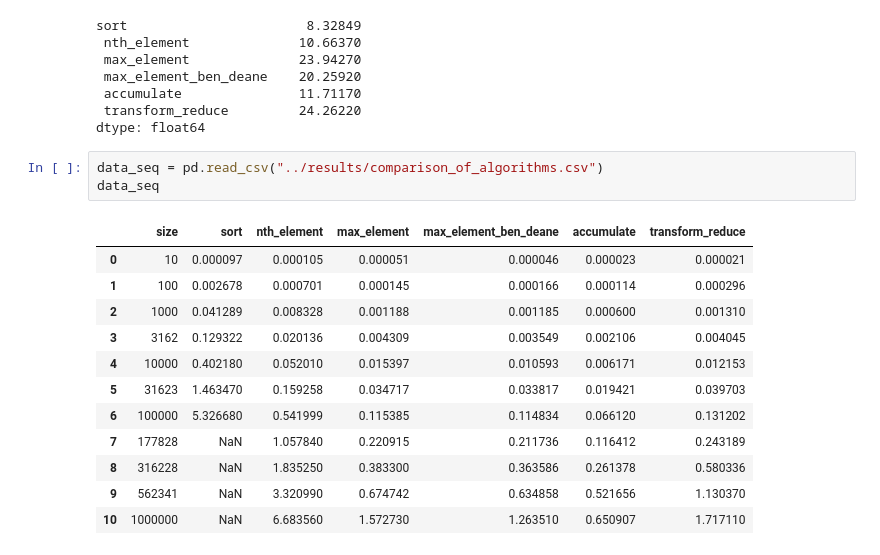
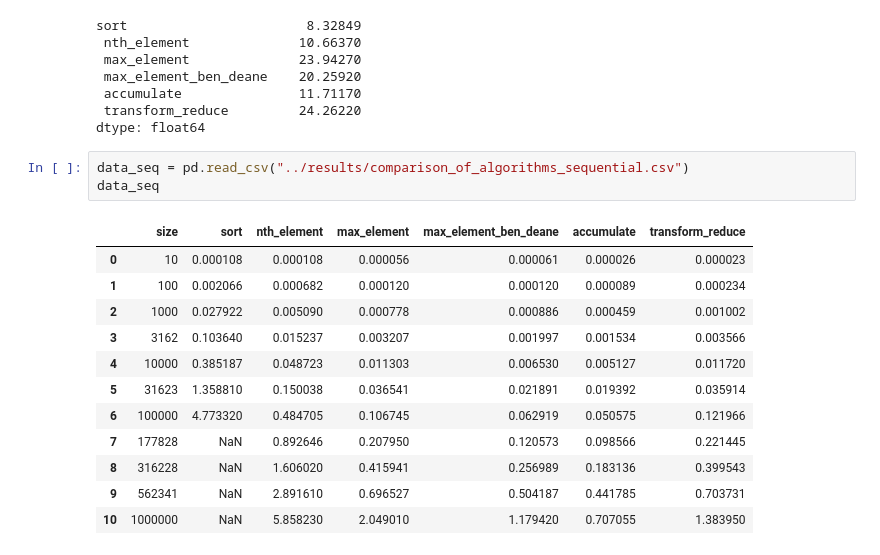
Before and after one commit to AndreasSchaetti/TopTwo, a Jupyter notebook: notebooks/analyze_timing_data.ipynb, the cells around one changed output. Drawn from its saved outputs; the diff is of its cells as text.

```diff
--- a/notebooks/analyze_timing_data.ipynb
+++ b/notebooks/analyze_timing_data.ipynb
@@ -47,21 +47,21 @@ sort                       8.32849
  transform_reduce         24.26220
 dtype: float64
 # %%
-data_seq = pd.read_csv("../results/comparison_of_algorithms.csv")
+data_seq = pd.read_csv("../results/comparison_of_algorithms_sequential.csv")
 data_seq
 # %% [output]
 |  | size | sort | nth_element | max_element | max_element_ben_deane | accumulate | transform_reduce |
-| 0 | 10 | 0.000097 | 0.000105 | 0.000051 | 0.000046 | 0.000023 | 0.000021 |
-| 1 | 100 | 0.002678 | 0.000701 | 0.000145 | 0.000166 | 0.000114 | 0.000296 |
-| 2 | 1000 | 0.041289 | 0.008328 | 0.001188 | 0.001185 | 0.000600 | 0.001310 |
-| 3 | 3162 | 0.129322 | 0.020136 | 0.004309 | 0.003549 | 0.002106 | 0.004045 |
-| 4 | 10000 | 0.402180 | 0.052010 | 0.015397 | 0.010593 | 0.006171 | 0.012153 |
-| 5 | 31623 | 1.463470 | 0.159258 | 0.034717 | 0.033817 | 0.019421 | 0.039703 |
-| 6 | 100000 | 5.326680 | 0.541999 | 0.115385 | 0.114834 | 0.066120 | 0.131202 |
-| 7 | 177828 | NaN | 1.057840 | 0.220915 | 0.211736 | 0.116412 | 0.243189 |
-| 8 | 316228 | NaN | 1.835250 | 0.383300 | 0.363586 | 0.261378 | 0.580336 |
-| 9 | 562341 | NaN | 3.320990 | 0.674742 | 0.634858 | 0.521656 | 1.130370 |
-| 10 | 1000000 | NaN | 6.683560 | 1.572730 | 1.263510 | 0.650907 | 1.717110 |
+| 0 | 10 | 0.000108 | 0.000108 | 0.000056 | 0.000061 | 0.000026 | 0.000023 |
+| 1 | 100 | 0.002066 | 0.000682 | 0.000120 | 0.000120 | 0.000089 | 0.000234 |
+| 2 | 1000 | 0.027922 | 0.005090 | 0.000778 | 0.000886 | 0.000459 | 0.001002 |
+| 3 | 3162 | 0.103640 | 0.015237 | 0.003207 | 0.001997 | 0.001534 | 0.003566 |
+| 4 | 10000 | 0.385187 | 0.048723 | 0.011303 | 0.006530 | 0.005127 | 0.011720 |
+| 5 | 31623 | 1.358810 | 0.150038 | 0.036541 | 0.021891 | 0.019392 | 0.035914 |
+| 6 | 100000 | 4.773320 | 0.484705 | 0.106745 | 0.062919 | 0.050575 | 0.121966 |
+| 7 | 177828 | NaN | 0.892646 | 0.207950 | 0.120573 | 0.098566 | 0.221445 |
+| 8 | 316228 | NaN | 1.606020 | 0.415941 | 0.256989 | 0.183136 | 0.399543 |
+| 9 | 562341 | NaN | 2.891610 | 0.696527 | 0.504187 | 0.441785 | 0.703731 |
+| 10 | 1000000 | NaN | 5.858230 | 2.049010 | 1.179420 | 0.707055 | 1.383950 |
 # %%
 data_seq.plot(x="size", logx=True, xlabel="size of input data", ylabel="average time in ms (wall clock)", ylim=[-0.4, 8]);
 # %% [output]
```
Also changed, not shown: parts of 6 cells of this notebook, 10 other files.
